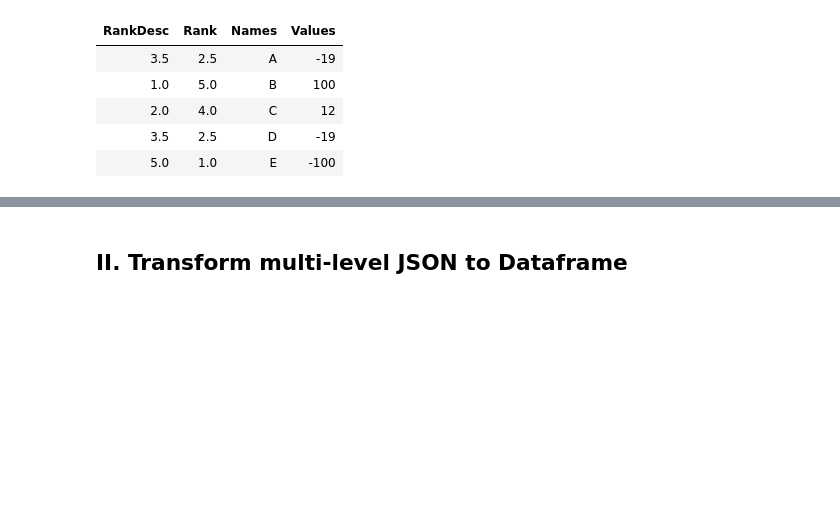
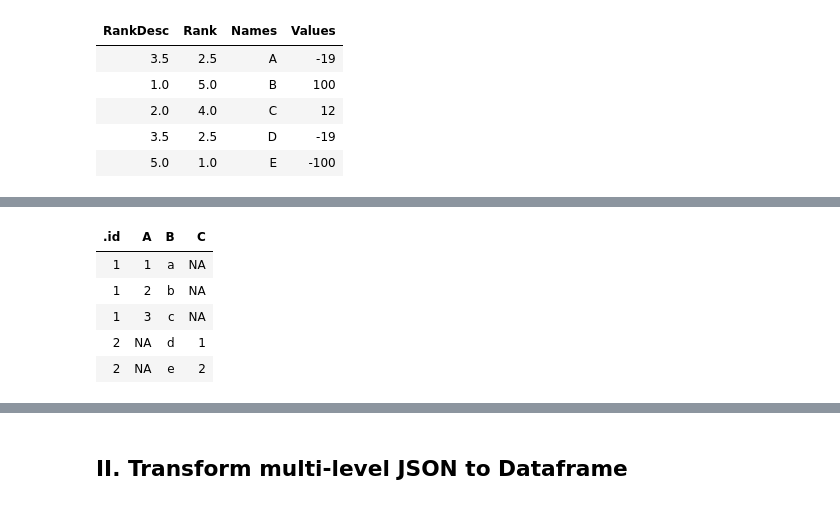
Before and after one commit to tuantla80/R-Shiny-Apps, a Jupyter notebook: R_Examples/Dataframe.ipynb, the cells around one changed output, grey strips where cells are left out. Cells and saved outputs as stored; diff of their text form; code cells hidden in the pictures; blank space fills up the shorter version.

Commit message:
rbinlist: concat list of dataframes

```diff
--- a/R_Examples/Dataframe.ipynb
+++ b/R_Examples/Dataframe.ipynb
@@ -461,0 +519,8 @@ df
+# %%
+# fill missing columns, and match by col names
+DT1 = data.table(A=1:3,B=letters[1:3])
+DT2 = data.table(B=letters[4:5],C=factor(1:2))
+DT1
+DT2
+l = list(DT1,DT2)
+rbindlist(l, use.names=TRUE, fill=TRUE)
@@ -461,0 +541,10 @@ df
+# %%
+# generate index column, auto generates indices
+rbindlist(l, use.names=TRUE, fill=TRUE, idcol=TRUE)
+# %% [output]
+| .id | A | B | C |
+| 1 | 1 | a | NA |
+| 1 | 2 | b | NA |
+| 1 | 3 | c | NA |
+| 2 | NA | d | 1 |
+| 2 | NA | e | 2 |
```
Also changed, not shown: parts of 6 cells of this notebook.
